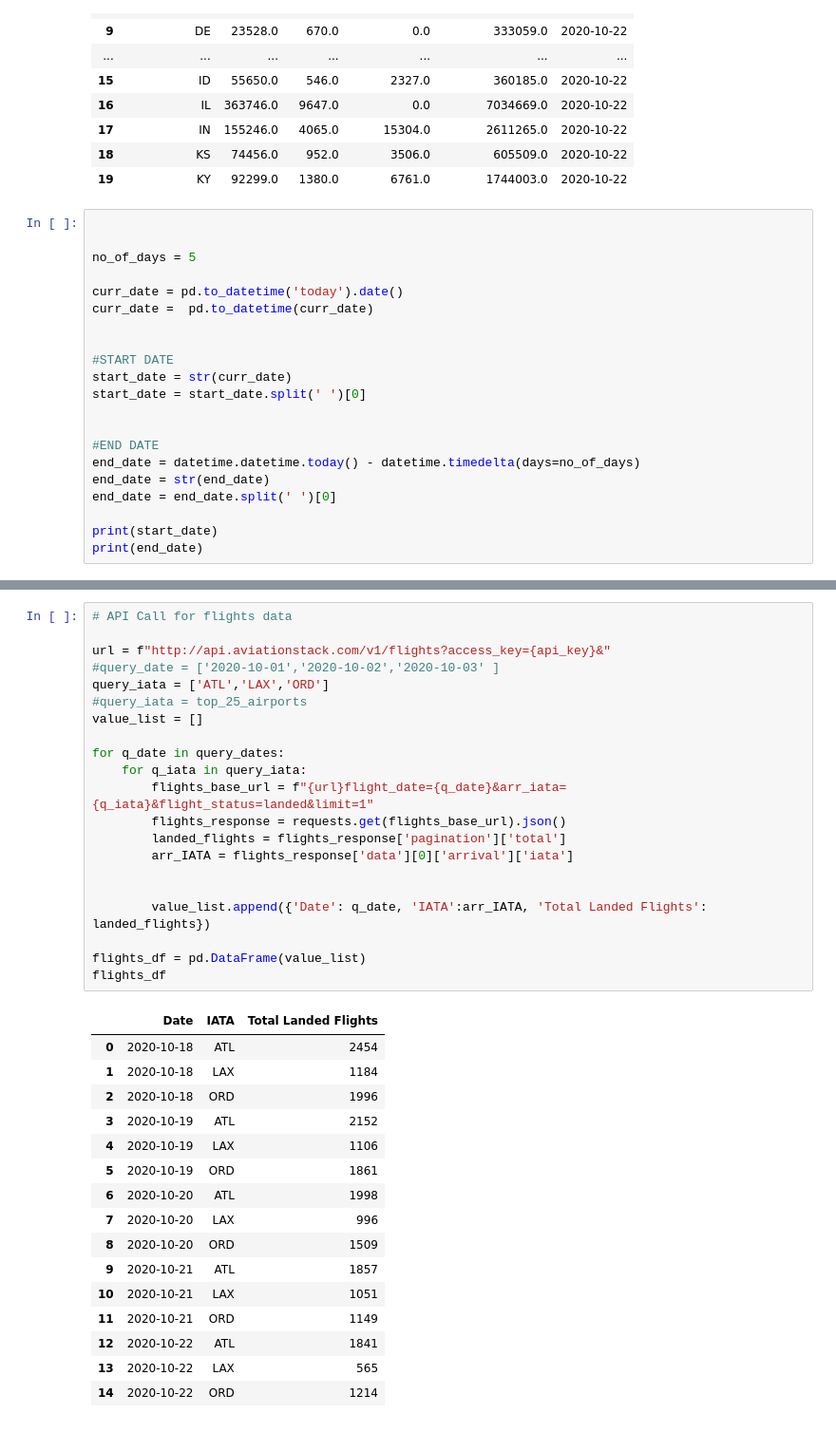
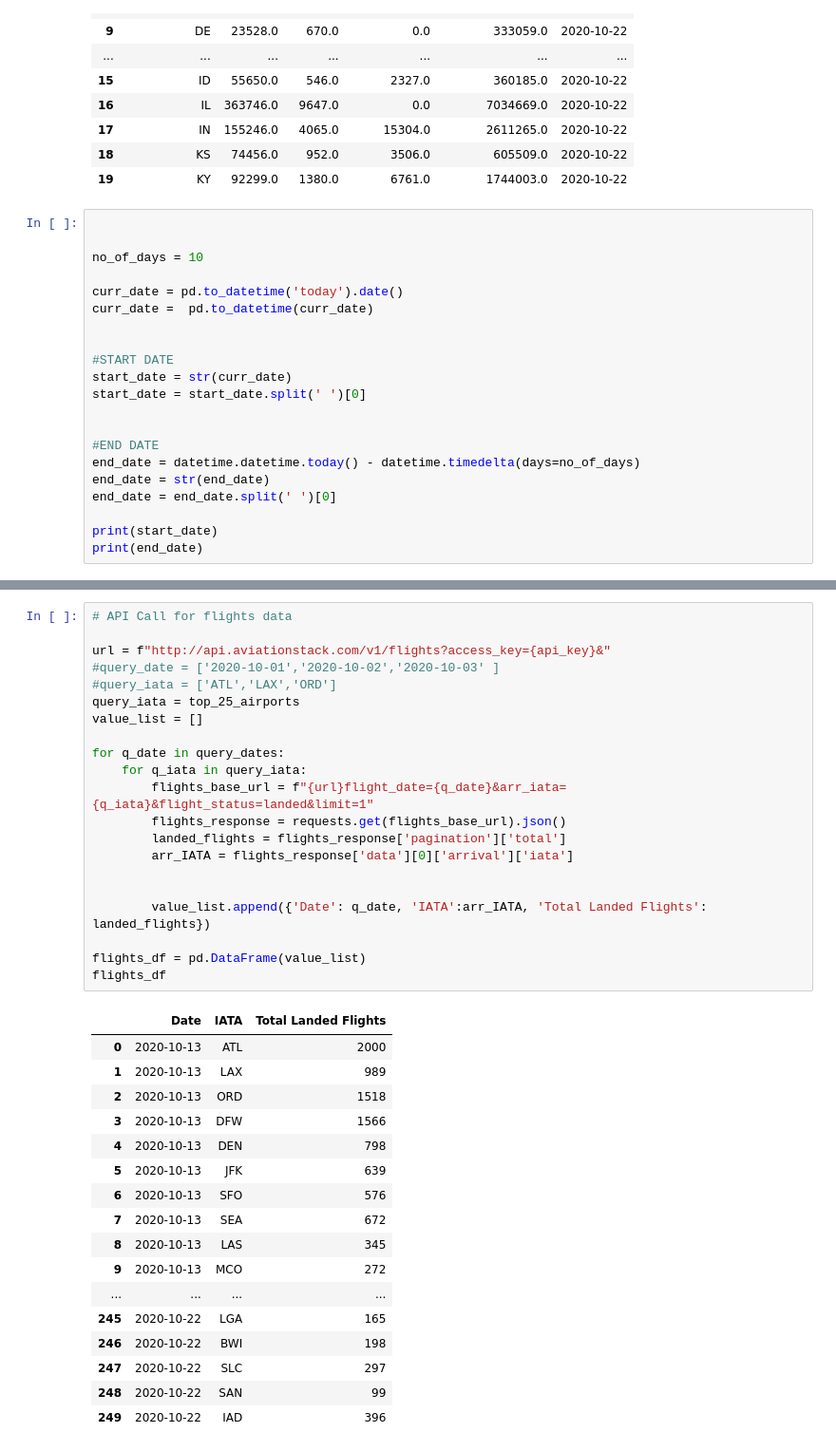
Before and after one commit to MersedehSP/Covid_Analyzer, a Jupyter notebook: Project1.ipynb, the cells around one changed output, grey strips where cells are left out. Shown: that part at 95% size. Drawn from its saved outputs; the diff is of its cells as text.

```diff
--- a/Project1.ipynb
+++ b/Project1.ipynb
@@ -143,7 +148,7 @@ covid_df.head(20)
 # %%
 
 
-no_of_days = 5
+no_of_days = 10
 
 curr_date = pd.to_datetime('today').date()
 curr_date =  pd.to_datetime(curr_date)
@@ -188,38 +202,39 @@ query_dates
 # %%
 # API Call for flights data
 
 url = f"http://api.aviationstack.com/v1/flights?access_key={api_key}&"
 #query_date = ['2020-10-01','2020-10-02','2020-10-03' ]
-query_iata = ['ATL','LAX','ORD']
-#query_iata = top_25_airports
+#query_iata = ['ATL','LAX','ORD']
+query_iata = top_25_airports
 value_list = []
 
 for q_date in query_dates:
     for q_iata in query_iata:
         flights_base_url = f"{url}flight_date={q_date}&arr_iata={q_iata}&flight_status=landed&limit=1"
         flights_response = requests.get(flights_base_url).json()
         landed_flights = flights_response['pagination']['total']
         arr_IATA = flights_response['data'][0]['arrival']['iata']
 
 
         value_list.append({'Date': q_date, 'IATA':arr_IATA, 'Total Landed Flights': landed_flights})
 
 flights_df = pd.DataFrame(value_list)
 flights_df
 # %% [output]
 |  | Date | IATA | Total Landed Flights |
-| 0 | 2020-10-18 | ATL | 2454 |
-| 1 | 2020-10-18 | LAX | 1184 |
-| 2 | 2020-10-18 | ORD | 1996 |
-| 3 | 2020-10-19 | ATL | 2152 |
-| 4 | 2020-10-19 | LAX | 1106 |
-| 5 | 2020-10-19 | ORD | 1861 |
-| 6 | 2020-10-20 | ATL | 1998 |
-| 7 | 2020-10-20 | LAX | 996 |
-| 8 | 2020-10-20 | ORD | 1509 |
-| 9 | 2020-10-21 | ATL | 1857 |
-| 10 | 2020-10-21 | LAX | 1051 |
-| 11 | 2020-10-21 | ORD | 1149 |
-| 12 | 2020-10-22 | ATL | 1841 |
-| 13 | 2020-10-22 | LAX | 565 |
-| 14 | 2020-10-22 | ORD | 1214 |
+| 0 | 2020-10-13 | ATL | 2000 |
+| 1 | 2020-10-13 | LAX | 989 |
+| 2 | 2020-10-13 | ORD | 1518 |
+| 3 | 2020-10-13 | DFW | 1566 |
+| 4 | 2020-10-13 | DEN | 798 |
+| 5 | 2020-10-13 | JFK | 639 |
+| 6 | 2020-10-13 | SFO | 576 |
+| 7 | 2020-10-13 | SEA | 672 |
+| 8 | 2020-10-13 | LAS | 345 |
+| 9 | 2020-10-13 | MCO | 272 |
+| ... | ... | ... | ... |
+| 245 | 2020-10-22 | LGA | 165 |
+| 246 | 2020-10-22 | BWI | 198 |
+| 247 | 2020-10-22 | SLC | 297 |
+| 248 | 2020-10-22 | SAN | 99 |
+| 249 | 2020-10-22 | IAD | 396 |
```
Also changed, not shown: parts of 11 cells of this notebook, 2 other files.
